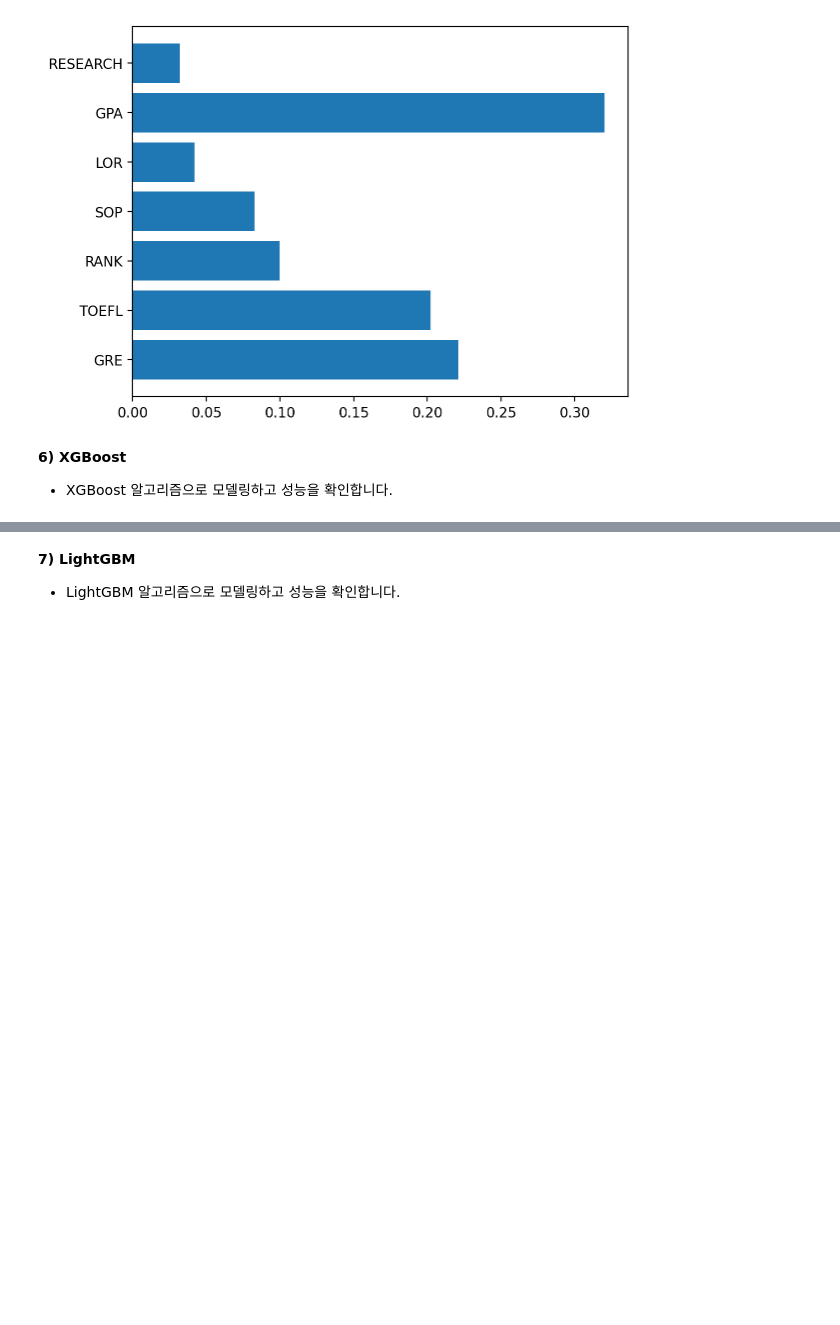
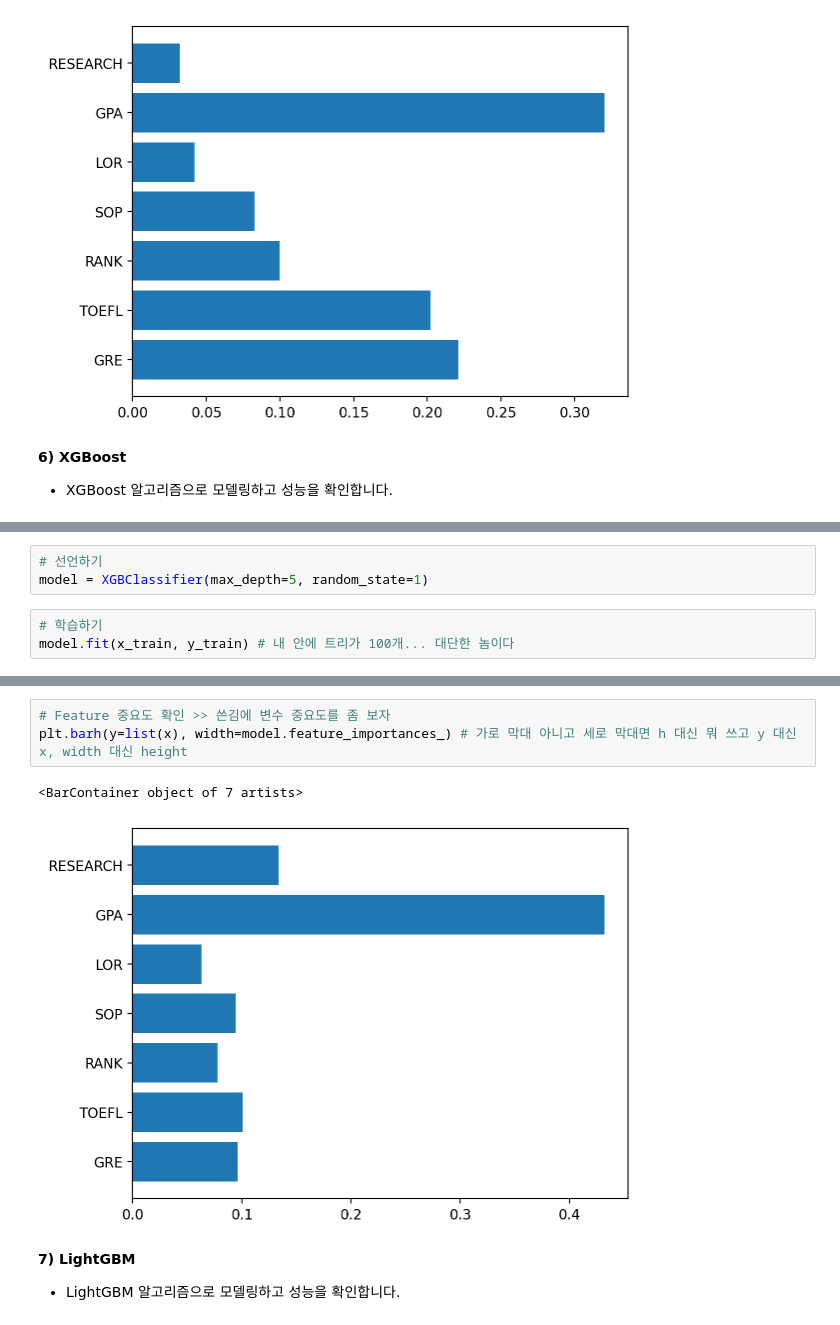
Before and after one commit to ssoong12/KT_aivle_school_AI_track, a Jupyter notebook: 07. 머신러닝/배우기/ML04_04_앙상블(Admission).ipynb, the cells around one changed output, grey strips where cells are left out. Drawn from its saved outputs; the diff is of its cells as text; blank space fills up the shorter version.

```diff
--- a/07. 머신러닝/배우기/ML04_04_앙상블(Admission).ipynb
+++ b/07. 머신러닝/배우기/ML04_04_앙상블(Admission).ipynb
@@ -295,0 +292,6 @@ plt.barh(list(x), model.feature_importances_)
+# %%
+# 선언하기
+model = XGBClassifier(max_depth=5, random_state=1)
+# %%
+# 학습하기
+model.fit(x_train, y_train) # 내 안에 트리가 100개... 대단한 놈이다
@@ -302,3 +329,9 @@ plt.barh(list(x), model.feature_importances_)
+# %%
+# Feature 중요도 확인 >> 쓴김에 변수 중요도를 좀 보자
+plt.barh(y=list(x), width=model.feature_importances_) # 가로 막대 아니고 세로 막대면 h 대신 뭐 쓰고 y 대신 x, width 대신 height
+# %% [output]
+<BarContainer object of 7 artists>
+[figure, added]
 # %% [markdown]
 **7) LightGBM**
 
```
Also changed, not shown: parts of 7 cells of this notebook.
